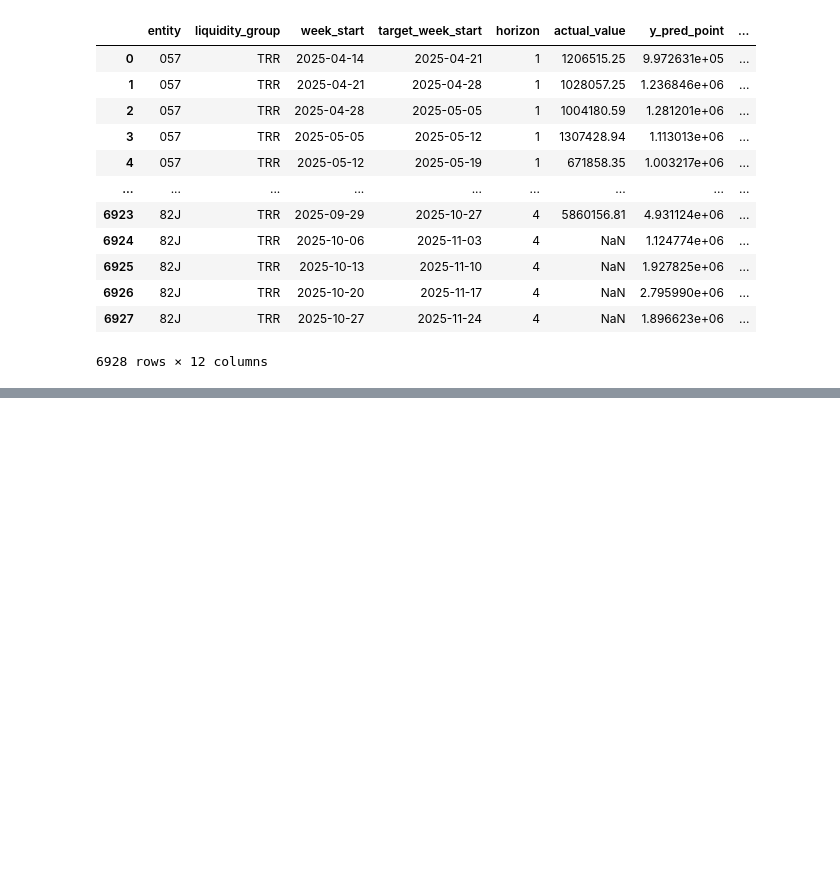
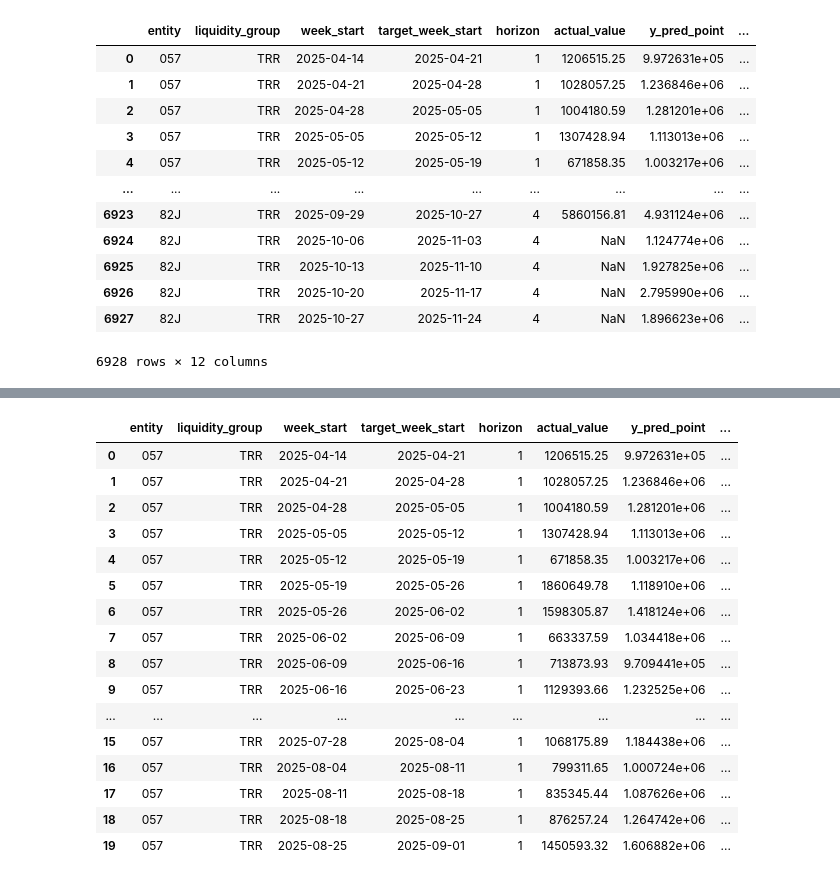
Before and after one commit to porvakanti/hubbleAI, a Jupyter notebook: notebooks/inspect_output.ipynb, the cells around one changed output, grey strips where cells are left out. Cells and saved outputs as stored; diff of their text form; code cells hidden in the pictures; blank space fills up the shorter version.

```diff
--- a/notebooks/inspect_output.ipynb
+++ b/notebooks/inspect_output.ipynb
@@ -51,0 +94,7 @@ backtest_df
+# %%
+
+tier2_mask_backtest = backtest_df.set_index(["entity", "liquidity_group"]).index.isin(TIER2_LIST)
+tier1_backtest = backtest_df[~tier2_mask_backtest].copy()
+
+print(sorted(tier1_backtest["horizon"].unique()))
+tier1_backtest.tail()
@@ -51,0 +109,20 @@ backtest_df
+# %%
+tier1_backtest.head(20)
+# %% [output]
+|  | entity | liquidity_group | week_start | target_week_start | horizon | actual_value | y_pred_point | ... |
+| 0 | 057 | TRR | 2025-04-14 | 2025-04-21 | 1 | 1206515.25 | 9.972631e+05 | ... |
+| 1 | 057 | TRR | 2025-04-21 | 2025-04-28 | 1 | 1028057.25 | 1.236846e+06 | ... |
+| 2 | 057 | TRR | 2025-04-28 | 2025-05-05 | 1 | 1004180.59 | 1.281201e+06 | ... |
+| 3 | 057 | TRR | 2025-05-05 | 2025-05-12 | 1 | 1307428.94 | 1.113013e+06 | ... |
+| 4 | 057 | TRR | 2025-05-12 | 2025-05-19 | 1 | 671858.35 | 1.003217e+06 | ... |
+| 5 | 057 | TRR | 2025-05-19 | 2025-05-26 | 1 | 1860649.78 | 1.118910e+06 | ... |
+| 6 | 057 | TRR | 2025-05-26 | 2025-06-02 | 1 | 1598305.87 | 1.418124e+06 | ... |
+| 7 | 057 | TRR | 2025-06-02 | 2025-06-09 | 1 | 663337.59 | 1.034418e+06 | ... |
+| 8 | 057 | TRR | 2025-06-09 | 2025-06-16 | 1 | 713873.93 | 9.709441e+05 | ... |
+| 9 | 057 | TRR | 2025-06-16 | 2025-06-23 | 1 | 1129393.66 | 1.232525e+06 | ... |
+| ... | ... | ... | ... | ... | ... | ... | ... | ... |
+| 15 | 057 | TRR | 2025-07-28 | 2025-08-04 | 1 | 1068175.89 | 1.184438e+06 | ... |
+| 16 | 057 | TRR | 2025-08-04 | 2025-08-11 | 1 | 799311.65 | 1.000724e+06 | ... |
+| 17 | 057 | TRR | 2025-08-11 | 2025-08-18 | 1 | 835345.44 | 1.087626e+06 | ... |
+| 18 | 057 | TRR | 2025-08-18 | 2025-08-25 | 1 | 876257.24 | 1.264742e+06 | ... |
+| 19 | 057 | TRR | 2025-08-25 | 2025-09-01 | 1 | 1450593.32 | 1.606882e+06 | ... |
```
Also changed, not shown: parts of 5 cells of this notebook.
